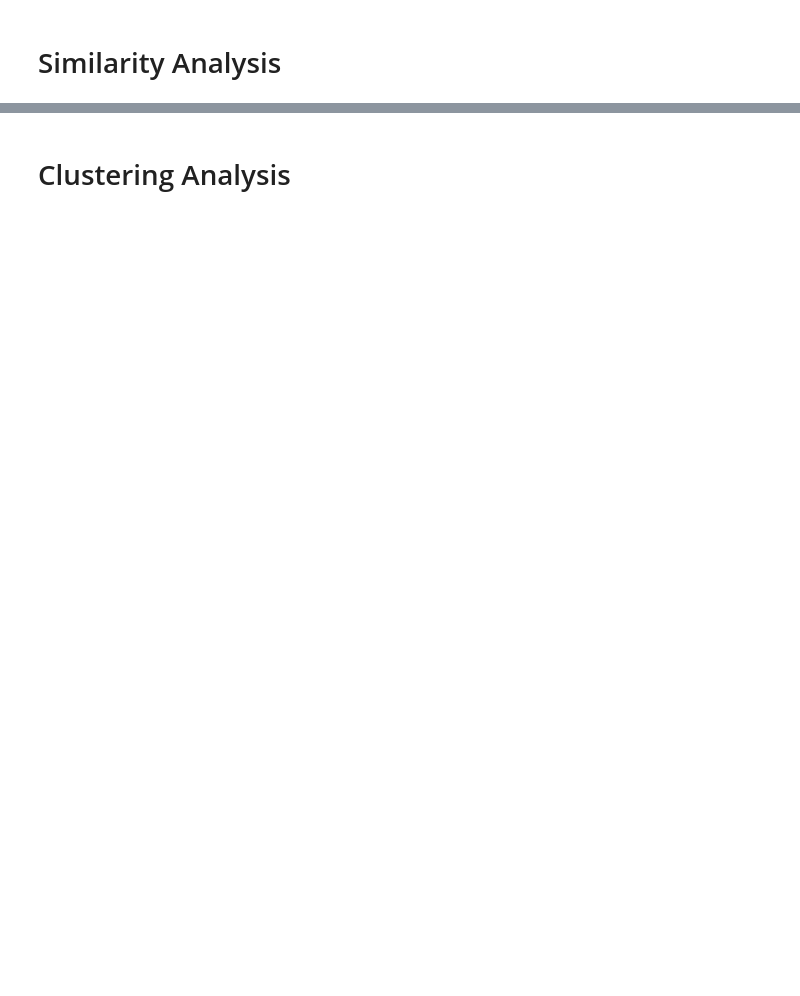
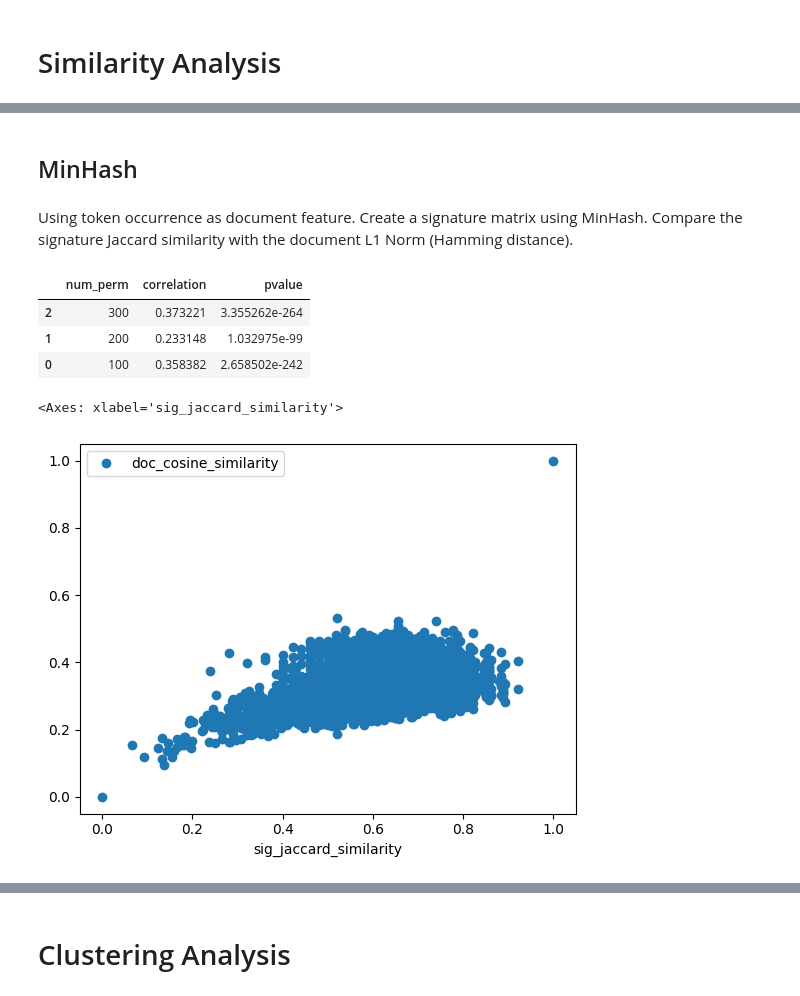
Before and after one commit to pywong-polyu/COMP5434-Big-Data-Computing, a Jupyter notebook: COMP5434_projecty.ipynb, the cells around one changed output, grey strips where cells are left out. Cells and saved outputs as stored; diff of their text form; code cells hidden in the pictures; blank space fills up the shorter version.

```diff
--- a/COMP5434_projecty.ipynb
+++ b/COMP5434_projecty.ipynb
@@ -541,0 +214,39 @@ plt.show()
+# %%
+# Build feature with token count
+count_vectorizer = CountVectorizer(max_features=feature_size)
+X_count = count_vectorizer.fit_transform(df['processed_text'].values).toarray().T
+
+# Clip count between 0 and 1 to only consider the token exists in document or not
+X_clip = np.clip(X_count, 0, 1)
+
+# Use TF-IDF as feature to only consider interseting words
+tfidf_vectorizer = TfidfVectorizer(max_features=feature_size)
+X_tfidf = tfidf_vectorizer.fit_transform(df['processed_text'].values).toarray().T
+# %%
+count_result = check_document_similarity(X_count,df,target_doc_num)
+clip_result = check_document_similarity(X_clip,df,target_doc_num)
+tfidf_result = check_document_similarity(X_tfidf,df,target_doc_num)
+# %% [markdown]
+## MinHash
+# %% [markdown]
+Using token occurrence as document feature. Create a signature matrix using MinHash.
+Compare the signature Jaccard similarity with the document L1 Norm (Hamming distance).
+# %%
+# Input to test the minhash performance
+num_perm_list = list(range(100,300+1,100))
+# %%
+permutation_dict = minhash_with_different_permutation(df,X_clip,clip_result,target_doc_num,num_perm_list)
+minhash_fine_turn_result = compare_minhash_fine_tune(permutation_dict)
+minhash_fine_turn_result
+# %% [output]
+|  | num_perm | correlation | pvalue |
+| 2 | 300 | 0.373221 | 3.355262e-264 |
+| 1 | 200 | 0.233148 | 1.032975e-99 |
+| 0 | 100 | 0.358382 | 2.658502e-242 |
+# %%
+optimal_perm_num = int(minhash_fine_turn_result.sort_values(by=['correlation'],ascending=False).head(1)['num_perm'].values)
+minhash_result = permutation_dict[optimal_perm_num]
+minhash_result.plot(x='sig_jaccard_similarity', y='doc_cosine_similarity', style='o')
+# %% [output]
+<Axes: xlabel='sig_jaccard_similarity'>
+[figure, added]
```
Also changed, not shown: parts of 49 cells of this notebook, 10 other files.
